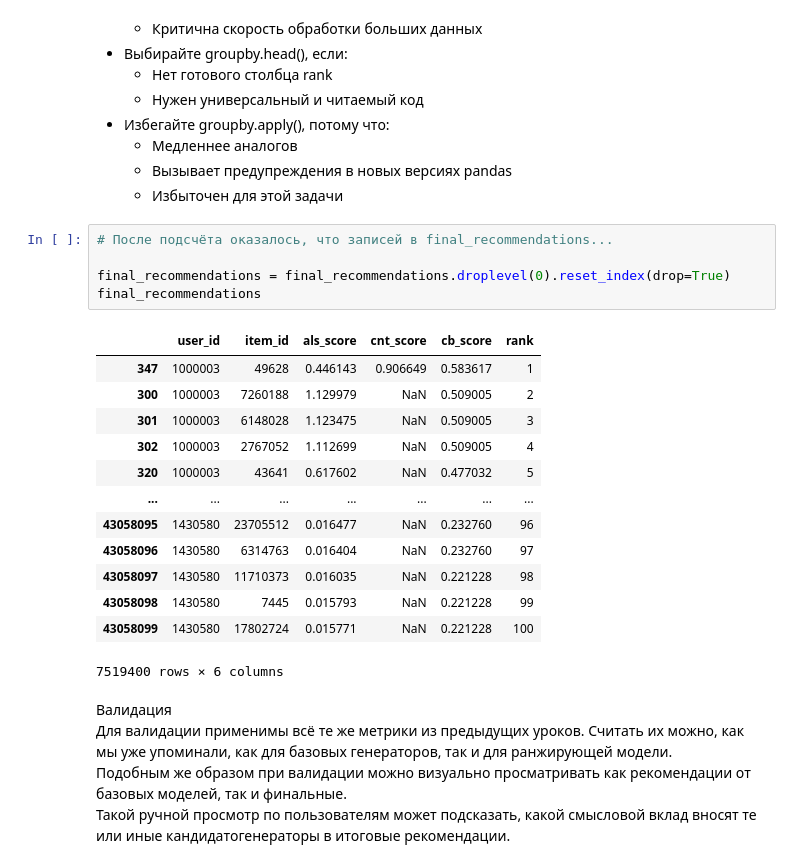
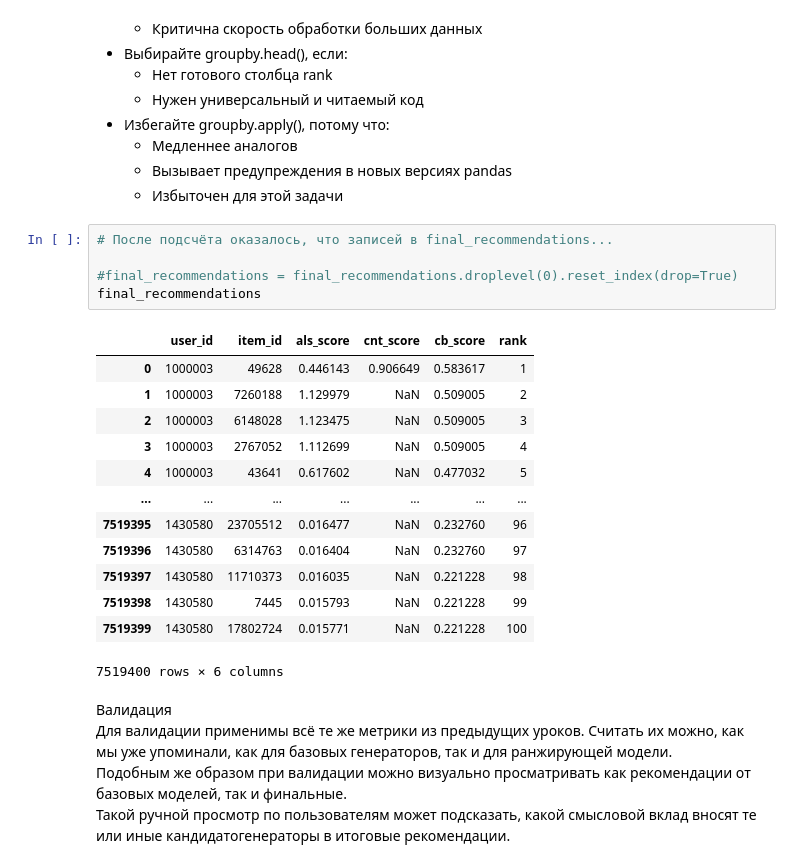
Before and after one commit to ozerge/mle-recsys-start, a Jupyter notebook: main_offline2.ipynb, the cells around one changed output. Drawn from its saved outputs; the diff is of its cells as text.

```diff
--- a/main_offline2.ipynb
+++ b/main_offline2.ipynb
@@ -2532,21 +2532,21 @@ final_recommendations = candidates_to_rank.groupby("user_id").head(max_recommend
 # %%
 # После подсчёта оказалось, что записей в final_recommendations...
 
-final_recommendations = final_recommendations.droplevel(0).reset_index(drop=True)
+#final_recommendations = final_recommendations.droplevel(0).reset_index(drop=True)
 final_recommendations
 # %% [output]
 |  | user_id | item_id | als_score | cnt_score | cb_score | rank |
-| 347 | 1000003 | 49628 | 0.446143 | 0.906649 | 0.583617 | 1 |
-| 300 | 1000003 | 7260188 | 1.129979 | NaN | 0.509005 | 2 |
-| 301 | 1000003 | 6148028 | 1.123475 | NaN | 0.509005 | 3 |
-| 302 | 1000003 | 2767052 | 1.112699 | NaN | 0.509005 | 4 |
-| 320 | 1000003 | 43641 | 0.617602 | NaN | 0.477032 | 5 |
+| 0 | 1000003 | 49628 | 0.446143 | 0.906649 | 0.583617 | 1 |
+| 1 | 1000003 | 7260188 | 1.129979 | NaN | 0.509005 | 2 |
+| 2 | 1000003 | 6148028 | 1.123475 | NaN | 0.509005 | 3 |
+| 3 | 1000003 | 2767052 | 1.112699 | NaN | 0.509005 | 4 |
+| 4 | 1000003 | 43641 | 0.617602 | NaN | 0.477032 | 5 |
 | ... | ... | ... | ... | ... | ... | ... |
-| 43058095 | 1430580 | 23705512 | 0.016477 | NaN | 0.232760 | 96 |
-| 43058096 | 1430580 | 6314763 | 0.016404 | NaN | 0.232760 | 97 |
-| 43058097 | 1430580 | 11710373 | 0.016035 | NaN | 0.221228 | 98 |
-| 43058098 | 1430580 | 7445 | 0.015793 | NaN | 0.221228 | 99 |
-| 43058099 | 1430580 | 17802724 | 0.015771 | NaN | 0.221228 | 100 |
+| 7519395 | 1430580 | 23705512 | 0.016477 | NaN | 0.232760 | 96 |
+| 7519396 | 1430580 | 6314763 | 0.016404 | NaN | 0.232760 | 97 |
+| 7519397 | 1430580 | 11710373 | 0.016035 | NaN | 0.221228 | 98 |
+| 7519398 | 1430580 | 7445 | 0.015793 | NaN | 0.221228 | 99 |
+| 7519399 | 1430580 | 17802724 | 0.015771 | NaN | 0.221228 | 100 |
 7519400 rows × 6 columns
 # %% [markdown]
 Валидация
```
Also changed, not shown: parts of 1 cell of this notebook.
